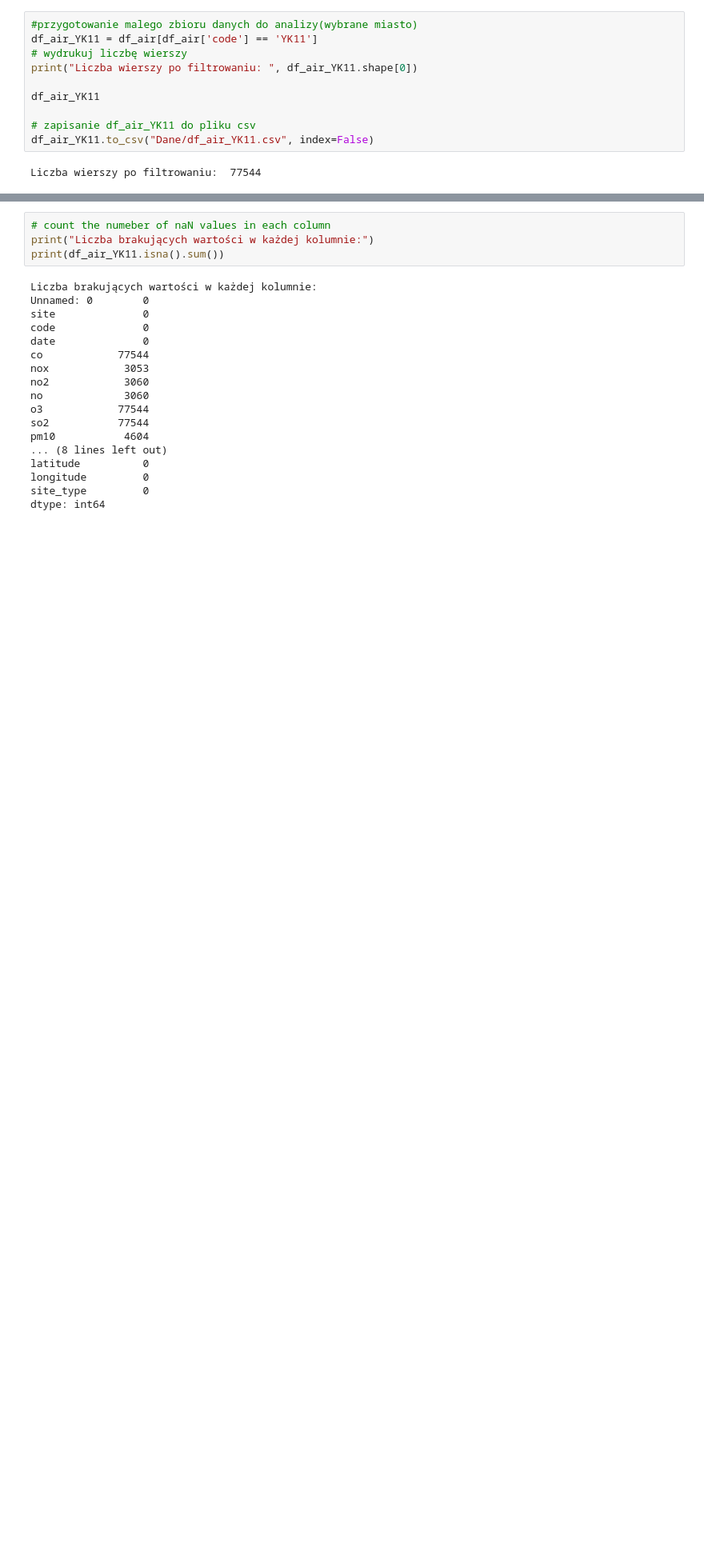
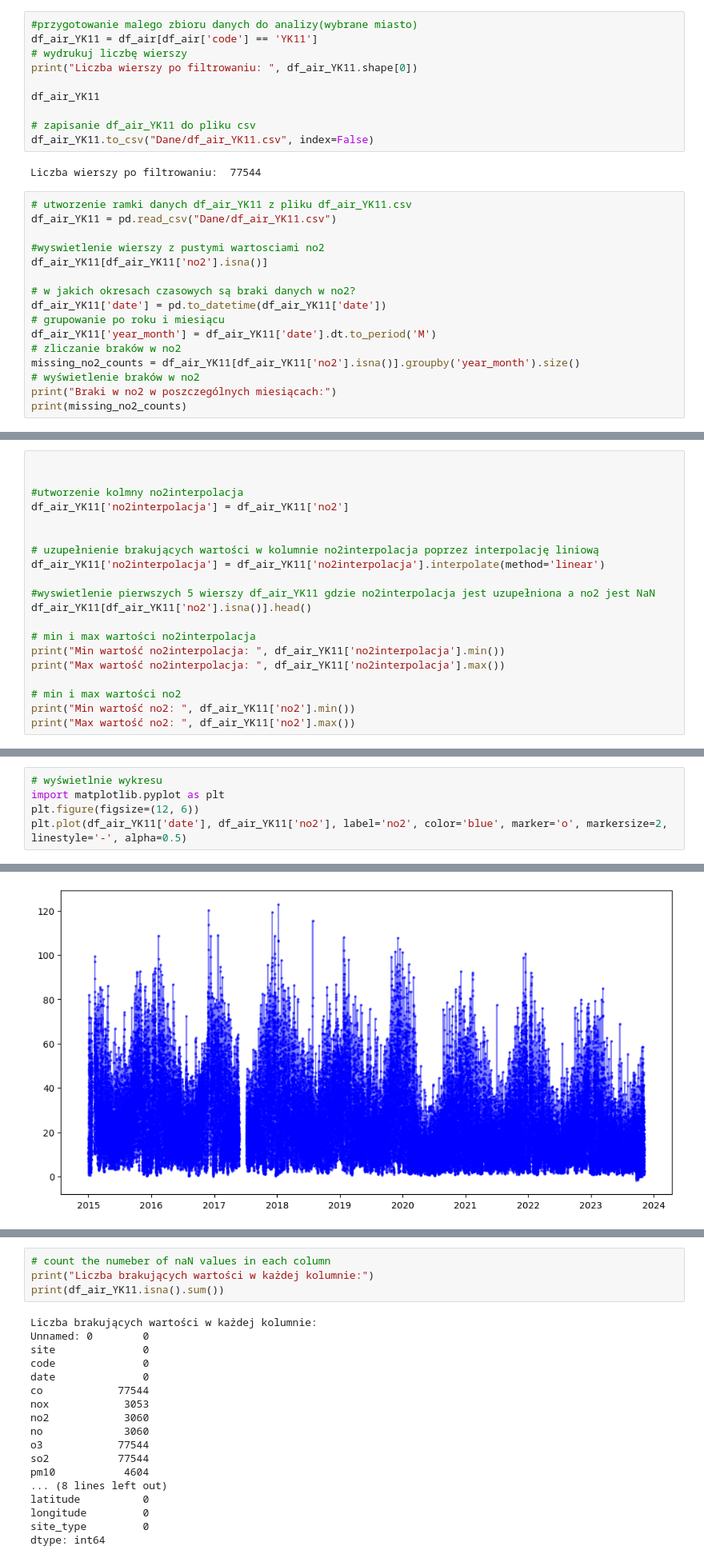
Before and after one commit to rk404/SAD, a Jupyter notebook: Zadanie_SAD_2025.ipynb, the cells around one changed output, grey strips where cells are left out. Shown at 80% size. Cells and saved outputs as stored; diff of their text form; blank space fills up the shorter version.

Commit message:
interpolacja wskaznika no i weryfikacja danych

```diff
--- a/Zadanie_SAD_2025.ipynb
+++ b/Zadanie_SAD_2025.ipynb
@@ -141,3 +141,19 @@ df_air_YK11
 df_air_YK11.to_csv("Dane/df_air_YK11.csv", index=False)
 # %% [output]
 Liczba wierszy po filtrowaniu:  77544
+# %%
+# utworzenie ramki danych df_air_YK11 z pliku df_air_YK11.csv
+df_air_YK11 = pd.read_csv("Dane/df_air_YK11.csv")
+
+#wyswietlenie wierszy z pustymi wartosciami no2
+df_air_YK11[df_air_YK11['no2'].isna()]
+
+# w jakich okresach czasowych są braki danych w no2?
+df_air_YK11['date'] = pd.to_datetime(df_air_YK11['date'])
+# grupowanie po roku i miesiącu
+df_air_YK11['year_month'] = df_air_YK11['date'].dt.to_period('M')
+# zliczanie braków w no2
+missing_no2_counts = df_air_YK11[df_air_YK11['no2'].isna()].groupby('year_month').size()
+# wyświetlenie braków w no2
+print("Braki w no2 w poszczególnych miesiącach:")
+print(missing_no2_counts)
@@ -143,0 +214,20 @@ Liczba wierszy po filtrowaniu:  77544
+# %%
+
+
+#utworzenie kolmny no2interpolacja
+df_air_YK11['no2interpolacja'] = df_air_YK11['no2']
+
+
+# uzupełnienie brakujących wartości w kolumnie no2interpolacja poprzez interpolację liniową
+df_air_YK11['no2interpolacja'] = df_air_YK11['no2interpolacja'].interpolate(method='linear')
+
+#wyswietlenie pierwszych 5 wierszy df_air_YK11 gdzie no2interpolacja jest uzupełniona a no2 jest NaN
+df_air_YK11[df_air_YK11['no2'].isna()].head()
+
+# min i max wartości no2interpolacja
+print("Min wartość no2interpolacja: ", df_air_YK11['no2interpolacja'].min())
+print("Max wartość no2interpolacja: ", df_air_YK11['no2interpolacja'].max())
+
+# min i max wartości no2
+print("Min wartość no2: ", df_air_YK11['no2'].min())
+print("Max wartość no2: ", df_air_YK11['no2'].max())
@@ -143,0 +239,6 @@ Liczba wierszy po filtrowaniu:  77544
+# %%
+# wyświetlnie wykresu
+import matplotlib.pyplot as plt
+plt.figure(figsize=(12, 6))
+plt.plot(df_air_YK11['date'], df_air_YK11['no2'], label='no2', color='blue', marker='o', markersize=2, linestyle='-', alpha=0.5)
+# %% [output]
@@ -143,0 +246 @@ Liczba wierszy po filtrowaniu:  77544
+[figure, added]
```
Also changed, not shown: parts of 7 cells of this notebook.
